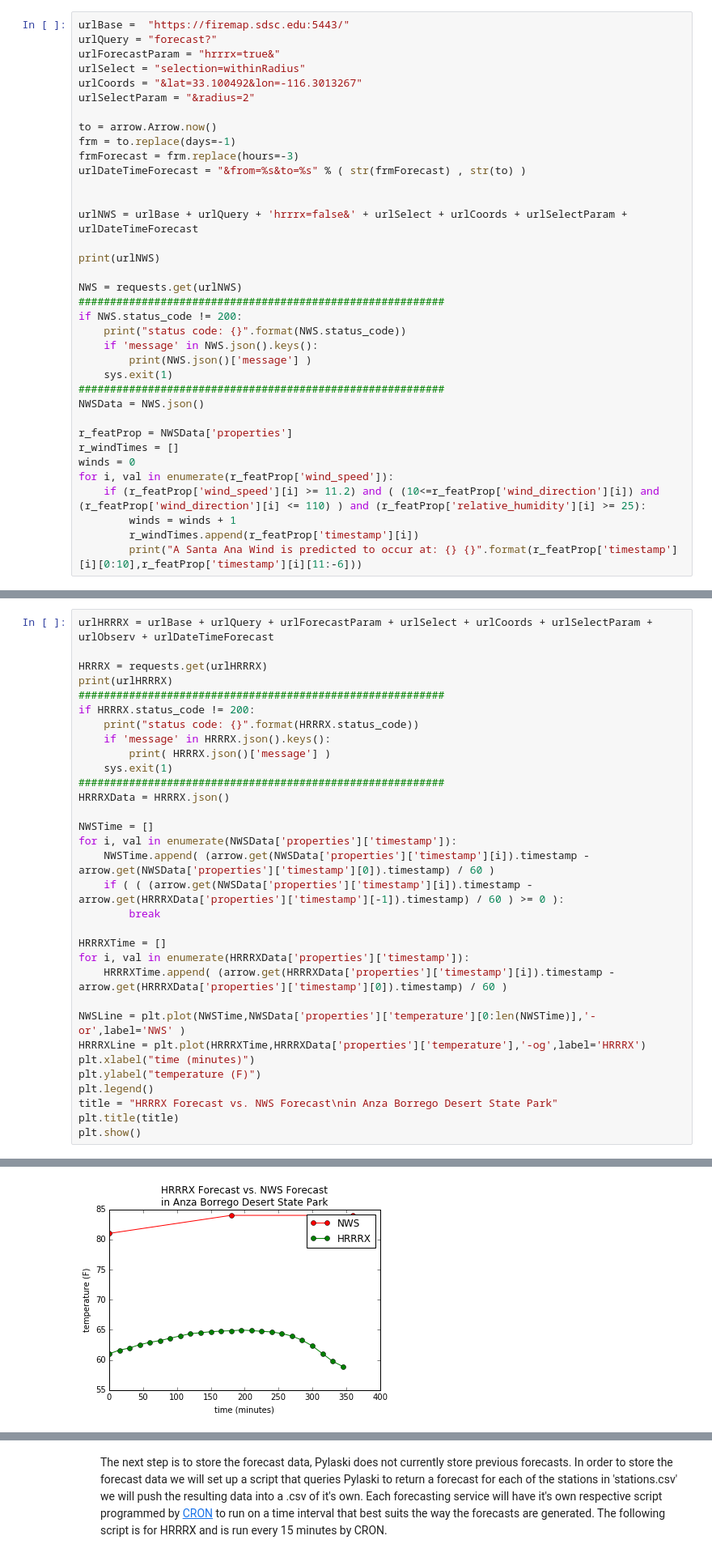
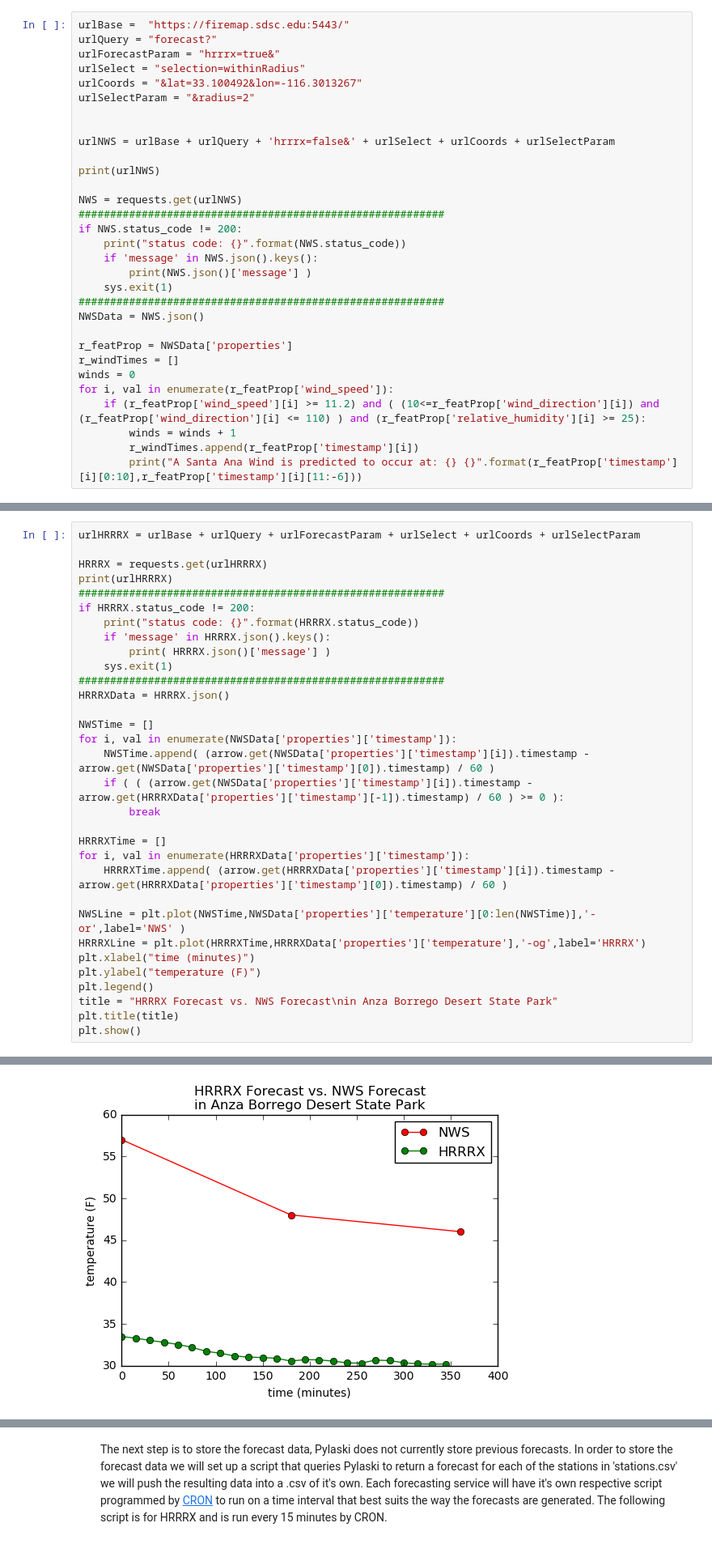
Before and after one commit to words-sdsc/wifire, a Jupyter notebook: pylaski.ipynb, the cells around one changed output, grey strips where cells are left out. Shown at 81% size. Cells and saved outputs as stored; diff of their text form.

Commit message:
removing to, from, and observable parameters from forecast query

```diff
--- a/pylaski.ipynb
+++ b/pylaski.ipynb
@@ -580,13 +583,8 @@ urlSelect = "selection=withinRadius"
 urlCoords = "&lat=33.100492&lon=-116.3013267"
 urlSelectParam = "&radius=2"
 
-to = arrow.Arrow.now()
-frm = to.replace(days=-1)
-frmForecast = frm.replace(hours=-3)
-urlDateTimeForecast = "&from=%s&to=%s" % ( str(frmForecast) , str(to) )
 
-
-urlNWS = urlBase + urlQuery + 'hrrrx=false&' + urlSelect + urlCoords + urlSelectParam + urlDateTimeForecast
+urlNWS = urlBase + urlQuery + 'hrrrx=false&' + urlSelect + urlCoords + urlSelectParam
 
 print(urlNWS)
 
@@ -628,7 +624,7 @@ The second method is High Resolution Rapid Refresh eXperimental(HRRX) provided b
 </ul>
 </ul>
 # %%
-urlHRRRX = urlBase + urlQuery + urlForecastParam + urlSelect + urlCoords + urlSelectParam + urlObserv + urlDateTimeForecast
+urlHRRRX = urlBase + urlQuery + urlForecastParam + urlSelect + urlCoords + urlSelectParam
 
 HRRRX = requests.get(urlHRRRX)
 print(urlHRRRX)
@@ -664,4 +660,4 @@ https://firemap.sdsc.edu:5443/forecast?hrrrx=true&selection=withinRadius&lat=33.
-[figure, old version]
+[figure, new version]
 # %% [markdown]
 <a id = 'finale'><h2>Putting It All Together:<br>A Comparison of HRRRX and NWS Forecasting System Using Pylaski</h2></a>
 <ul>
```
Also changed, not shown: parts of 11 cells of this notebook.
